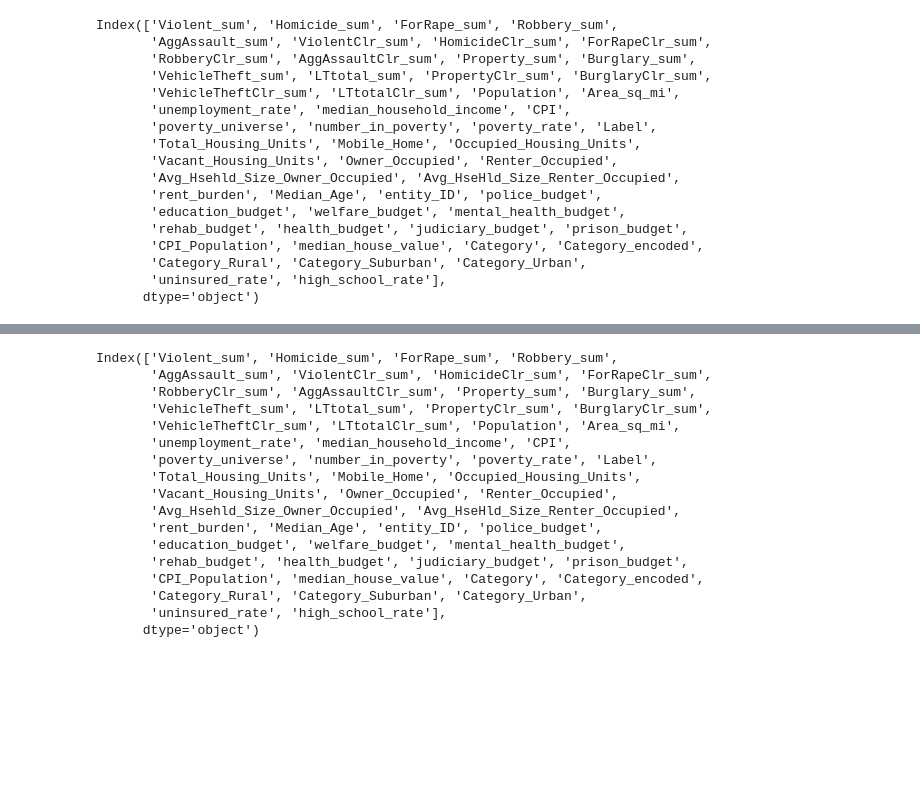
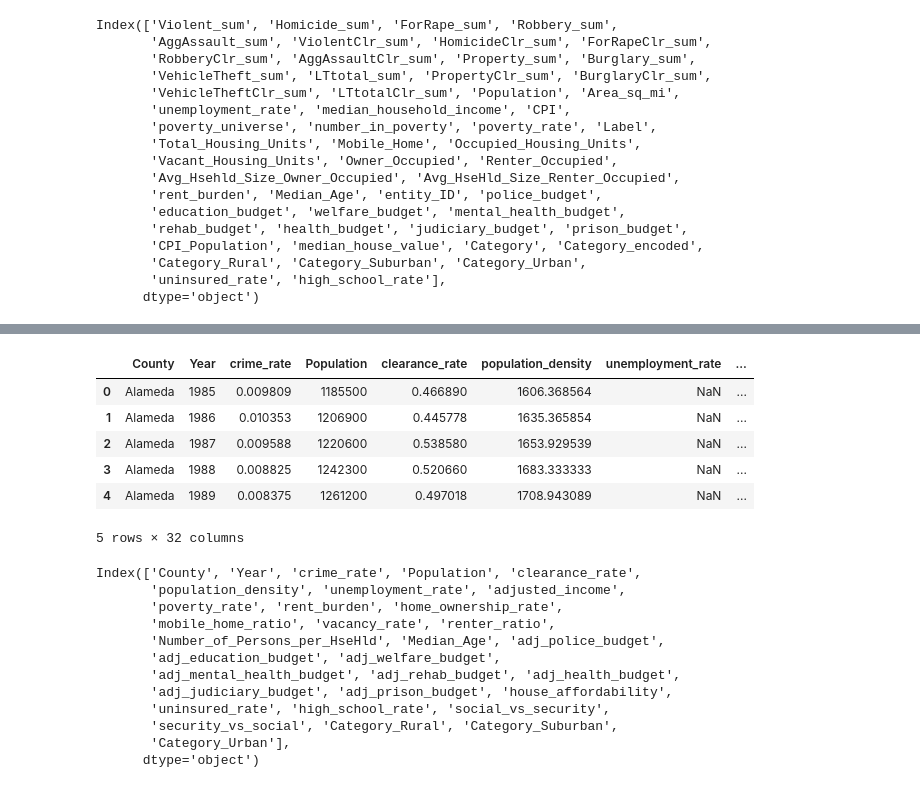
Before and after one commit to git-loa/CrimePatternsProject, a Jupyter notebook: data-exploration/data_engineering@1.ipynb, the cells around one changed output, grey strips where cells are left out. Cells and saved outputs as stored; diff of their text form; code cells hidden in the pictures; blank space fills up the shorter version.

```diff
--- a/data-exploration/data_engineering@1.ipynb
+++ b/data-exploration/data_engineering@1.ipynb
@@ -1147,20 +1457,66 @@ tentative_final_df = tentative_final_df.dropna()
+# %%
+def apply_features(df, funcs):
+    data = df.copy()
+
+    for feature_func in funcs:
+        data = feature_func(data)
+    return data
+# %%
+test_df = apply_features(df=df_copy, funcs=features_funcs)
+# %%
+feature_0 = [
+    "Population",
+    "clearance_rate",
+    "population_density",
+    "unemployment_rate",
+    "adjusted_income",
+    "poverty_rate",
+    "rent_burden",
+    "home_ownership_rate",
+    "mobile_home_ratio",
+    "vacancy_rate",
+    "renter_ratio",
+    "Number_of_Persons_per_HseHld",
+    "Median_Age",
+    "adj_police_budget",
+    "adj_education_budget",
+    "adj_welfare_budget",
+    "adj_mental_health_budget",
+    "adj_rehab_budget",
+    "adj_health_budget",
+    "adj_judiciary_budget",
+    "adj_prison_budget",
+    "house_affordability",
+    "uninsured_rate",
+    "high_school_rate",
+    "social_vs_security",
+    "security_vs_social",
+]
+feature_cat = ["Category_Rural", "Category_Suburban", "Category_Urban"]
+# %%
+new_test_df = test_df[["County", "Year", "crime_rate"] + feature_0 + feature_cat]
+# new_test_df=new_test_df.set_index(['County', 'Year'])
+new_test_df.head()
+# %% [output]
+|  | County | Year | crime_rate | Population | clearance_rate | population_density | unemployment_rate | ... |
+| 0 | Alameda | 1985 | 0.009809 | 1185500 | 0.466890 | 1606.368564 | NaN | ... |
+| 1 | Alameda | 1986 | 0.010353 | 1206900 | 0.445778 | 1635.365854 | NaN | ... |
+| 2 | Alameda | 1987 | 0.009588 | 1220600 | 0.538580 | 1653.929539 | NaN | ... |
+| 3 | Alameda | 1988 | 0.008825 | 1242300 | 0.520660 | 1683.333333 | NaN | ... |
+| 4 | Alameda | 1989 | 0.008375 | 1261200 | 0.497018 | 1708.943089 | NaN | ... |
+5 rows × 32 columns
 # %%
-tentative_final_df.columns
+new_test_df.columns
 # %% [output]
-Index(['Violent_sum', 'Homicide_sum', 'ForRape_sum', 'Robbery_sum',
-       'AggAssault_sum', 'ViolentClr_sum', 'HomicideClr_sum', 'ForRapeClr_sum',
-       'RobberyClr_sum', 'AggAssaultClr_sum', 'Property_sum', 'Burglary_sum',
-       'VehicleTheft_sum', 'LTtotal_sum', 'PropertyClr_sum', 'BurglaryClr_sum',
-       'VehicleTheftClr_sum', 'LTtotalClr_sum', 'Population', 'Area_sq_mi',
-       'unemployment_rate', 'median_household_income', 'CPI',
-       'poverty_universe', 'number_in_poverty', 'poverty_rate', 'Label',
-       'Total_Housing_Units', 'Mobile_Home', 'Occupied_Housing_Units',
-       'Vacant_Housing_Units', 'Owner_Occupied', 'Renter_Occupied',
-       'Avg_Hsehld_Size_Owner_Occupied', 'Avg_HseHld_Size_Renter_Occupied',
-       'rent_burden', 'Median_Age', 'entity_ID', 'police_budget',
-       'education_budget', 'welfare_budget', 'mental_health_budget',
-       'rehab_budget', 'health_budget', 'judiciary_budget', 'prison_budget',
-       'CPI_Population', 'median_house_value', 'Category', 'Category_encoded',
-       'Category_Rural', 'Category_Suburban', 'Category_Urban',
-       'uninsured_rate', 'high_school_rate'],
+Index(['County', 'Year', 'crime_rate', 'Population', 'clearance_rate',
+       'population_density', 'unemployment_rate', 'adjusted_income',
+       'poverty_rate', 'rent_burden', 'home_ownership_rate',
+       'mobile_home_ratio', 'vacancy_rate', 'renter_ratio',
+       'Number_of_Persons_per_HseHld', 'Median_Age', 'adj_police_budget',
+       'adj_education_budget', 'adj_welfare_budget',
+       'adj_mental_health_budget', 'adj_rehab_budget', 'adj_health_budget',
+       'adj_judiciary_budget', 'adj_prison_budget', 'house_affordability',
+       'uninsured_rate', 'high_school_rate', 'social_vs_security',
+       'security_vs_social', 'Category_Rural', 'Category_Suburban',
+       'Category_Urban'],
       dtype='object')
```
Also changed, not shown: parts of 20 cells of this notebook, 34 other files.
